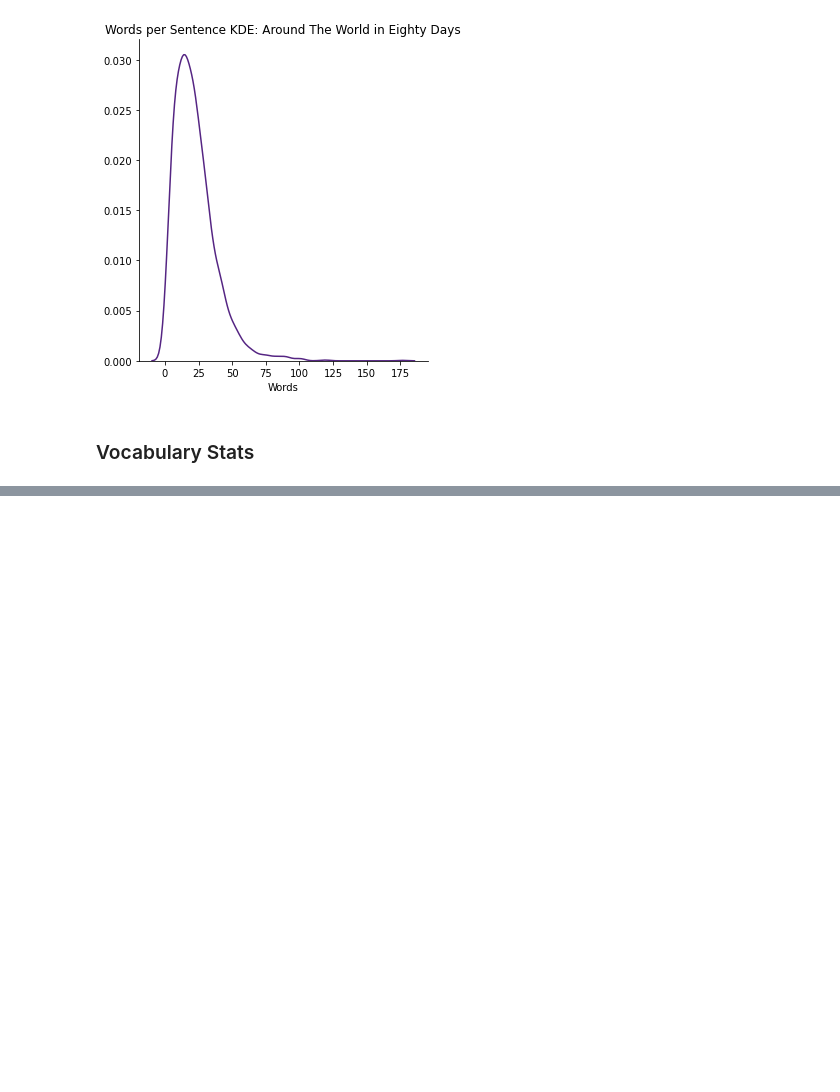
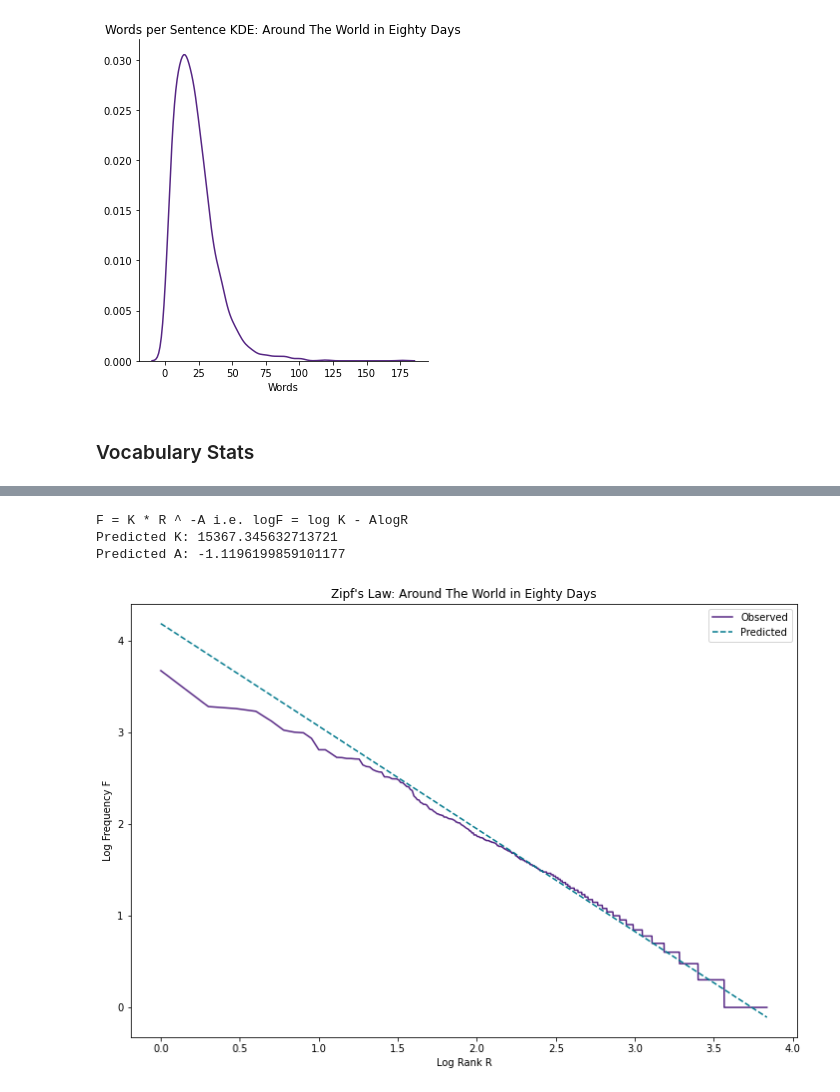
Before and after one commit to samar14641/ql-vocab-nets, a Jupyter notebook: quantitative_linguistics.ipynb, the cells around one changed output, grey strips where cells are left out. Cells and saved outputs as stored; diff of their text form; code cells hidden in the pictures; blank space fills up the shorter version.

```diff
--- a/quantitative_linguistics.ipynb
+++ b/quantitative_linguistics.ipynb
@@ -198,0 +250,7 @@ Word Count N: 168524
+# %%
+zipfs_law(atw_counts, atw_title)
+# %% [output]
+F = K * R ^ -A i.e. logF = log K - AlogR
+Predicted K: 15367.345632713721
+Predicted A: -1.1196199859101177
+[figure, added]
```
Also changed, not shown: parts of 7 cells of this notebook.
